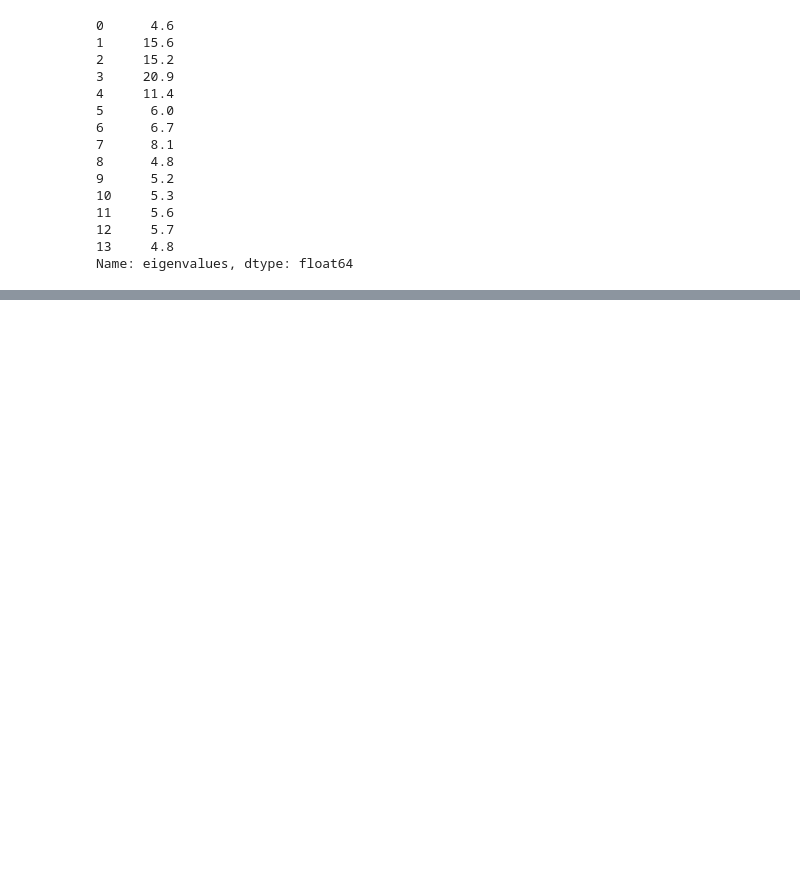
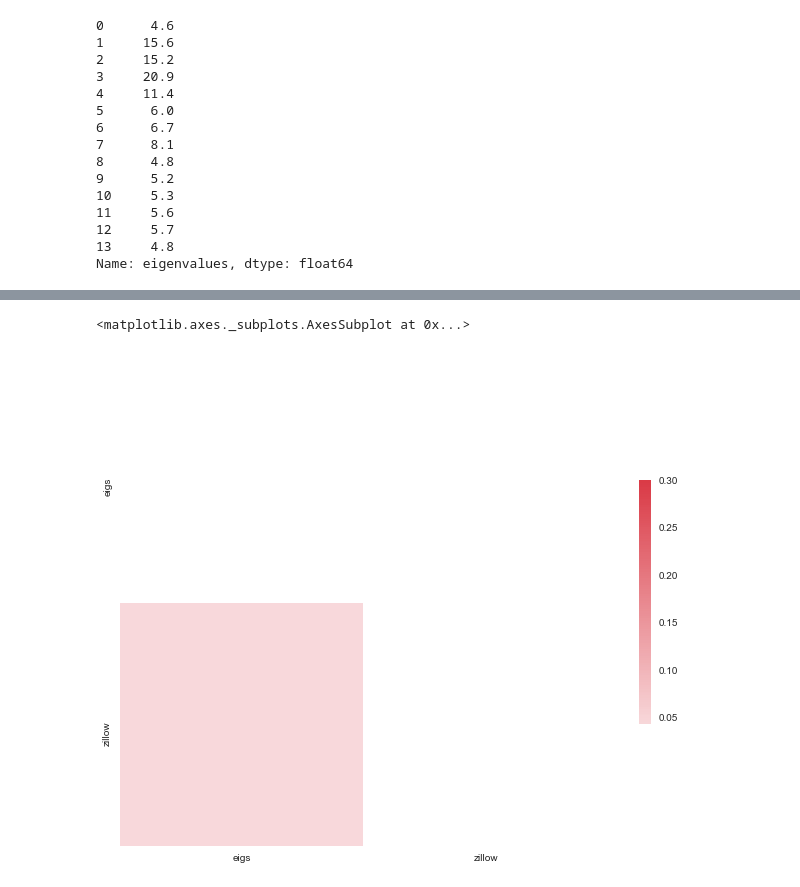
Before and after one commit to b-nroths/chi-data, a Jupyter notebook: scripts/Zillow Graphs New.ipynb, the cells around one changed output, grey strips where cells are left out. Saved outputs shown, nothing was run; the diff lists cells and outputs as text; code cells hidden in the pictures; blank space fills up the shorter version.

```diff
--- a/scripts/Zillow Graphs New.ipynb
+++ b/scripts/Zillow Graphs New.ipynb
@@ -144,0 +333,17 @@ zillow = zillow[(zillow.City == 'Chicago')][[
+# %%
+corrMatrix = pd.DataFrame()
+print corrMatrix
+for hood in sorted(data):
+    # print data[hood]
+    # print data[hood]
+    for i in range(len(data[hood])):
+        row = '%s-%s' % (hood, i)
+        # print row, data[hood][i]
+        try:
+            corrMatrix.at[row, 'eigs'] = data[hood][i]
+        except:
+            pass
+        try:
+            corrMatrix.at[row, 'zillow'] = zillow[hood][i+1]
+        except:
+            pass
@@ -144,0 +375,28 @@ zillow = zillow[(zillow.City == 'Chicago')][[
+# %%
+from string import ascii_letters
+import numpy as np
+import pandas as pd
+import seaborn as sns
+import matplotlib.pyplot as plt
+%matplotlib inline
+sns.set(style="white")
+
+# Compute the correlation matrix
+corr = corrMatrix.corr()
+
+# Generate a mask for the upper triangle
+mask = np.zeros_like(corr, dtype=np.bool)
+mask[np.triu_indices_from(mask)] = True
+
+# Set up the matplotlib figure
+f, ax = plt.subplots(figsize=(11, 9))
+
+# Generate a custom diverging colormap
+cmap = sns.diverging_palaette(220, 10, as_cmap=True)
+
+# Draw the heatmap with the mask and correct aspect ratio
+sns.heatmap(corr, mask=mask, cmap=cmap, vmax=.3, center=0,
+            square=True, linewidths=.5, cbar_kws={"shrink": .5})
+# %% [output]
+<matplotlib.axes._subplots.AxesSubplot at 0x...>
+[figure, added]
```
Also changed, not shown: parts of 14 cells of this notebook, 28 other files.
